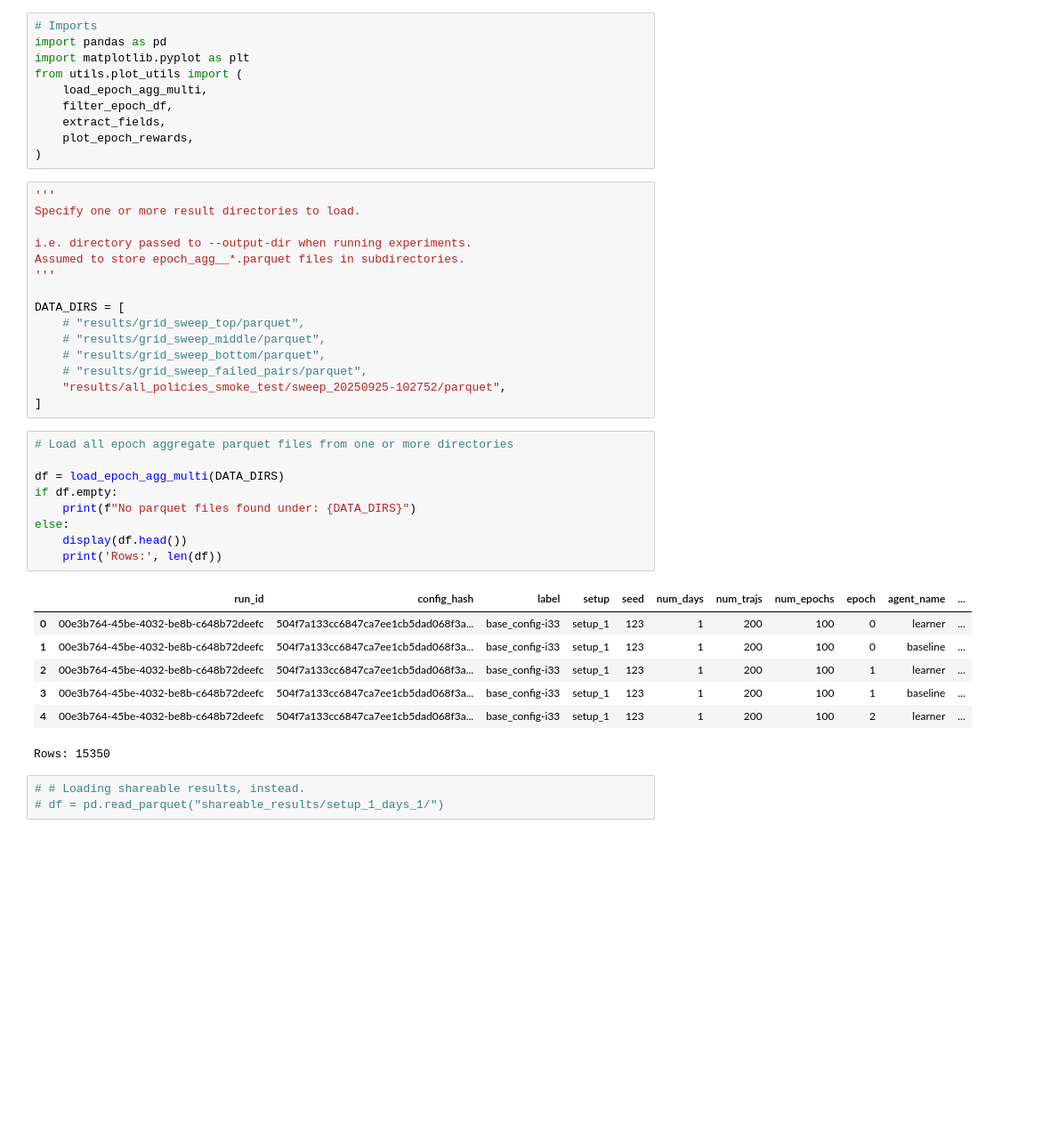
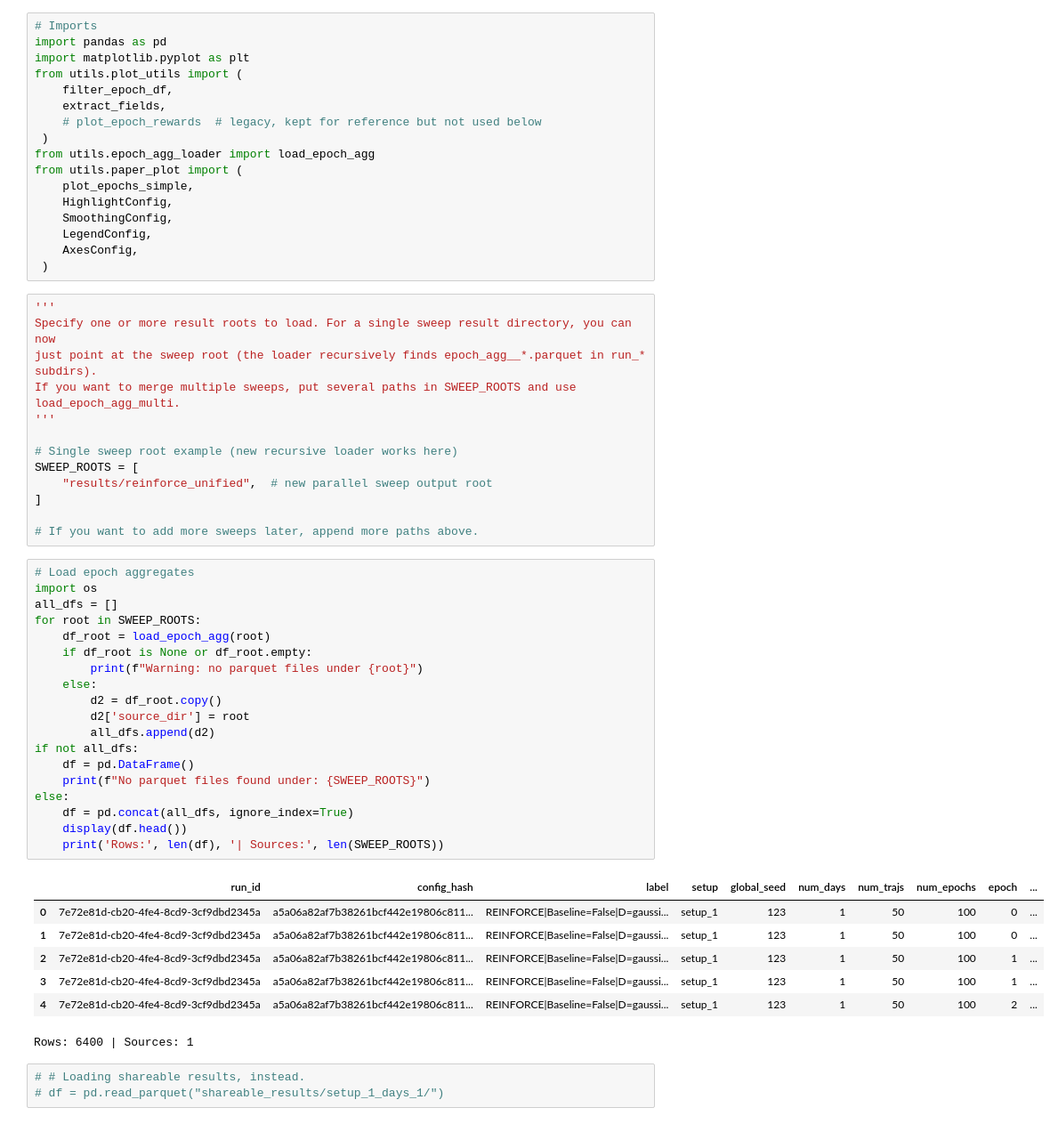
Before and after one commit to nish-ku-121/derby, a Jupyter notebook: notebooks/Policy Sweep Plot.ipynb, the cells around one changed output. Shown at 89% size. Cells and saved outputs as stored; diff of their text form; blank space fills up the shorter version.

Commit message:
Updating plotting utils (WIP)

```diff
--- a/notebooks/Policy Sweep Plot.ipynb
+++ b/notebooks/Policy Sweep Plot.ipynb
@@ -12,43 +12,58 @@ This cleaned-up notebook imports small helpers and focuses on the end result: pe
 import pandas as pd
 import matplotlib.pyplot as plt
 from utils.plot_utils import (
-    load_epoch_agg_multi,
     filter_epoch_df,
     extract_fields,
-    plot_epoch_rewards,
-)
+    # plot_epoch_rewards  # legacy, kept for reference but not used below
+ )
+from utils.epoch_agg_loader import load_epoch_agg
+from utils.paper_plot import (
+    plot_epochs_simple,
+    HighlightConfig,
+    SmoothingConfig,
+    LegendConfig,
+    AxesConfig,
+ )
 # %%
 '''
-Specify one or more result directories to load.
-
-i.e. directory passed to --output-dir when running experiments.
-Assumed to store epoch_agg__*.parquet files in subdirectories.
+Specify one or more result roots to load. For a single sweep result directory, you can now
+just point at the sweep root (the loader recursively finds epoch_agg__*.parquet in run_* subdirs).
+If you want to merge multiple sweeps, put several paths in SWEEP_ROOTS and use load_epoch_agg_multi.
 '''
 
-DATA_DIRS = [
-    # "results/grid_sweep_top/parquet",
-    # "results/grid_sweep_middle/parquet",
-    # "results/grid_sweep_bottom/parquet",
-    # "results/grid_sweep_failed_pairs/parquet",
-    "results/all_policies_smoke_test/sweep_20250925-102752/parquet",
+# Single sweep root example (new recursive loader works here)
+SWEEP_ROOTS = [
+    "results/reinforce_unified",  # new parallel sweep output root
 ]
+
+# If you want to add more sweeps later, append more paths above.
 # %%
-# Load all epoch aggregate parquet files from one or more directories
-
-df = load_epoch_agg_multi(DATA_DIRS)
-if df.empty:
-    print(f"No parquet files found under: {DATA_DIRS}")
+# Load epoch aggregates
+import os
+all_dfs = []
+for root in SWEEP_ROOTS:
+    df_root = load_epoch_agg(root)
+    if df_root is None or df_root.empty:
+        print(f"Warning: no parquet files under {root}")
+    else:
+        d2 = df_root.copy()
+        d2['source_dir'] = root
+        all_dfs.append(d2)
+if not all_dfs:
+    df = pd.DataFrame()
+    print(f"No parquet files found under: {SWEEP_ROOTS}")
 else:
+    df = pd.concat(all_dfs, ignore_index=True)
     display(df.head())
-    print('Rows:', len(df))
+    print('Rows:', len(df), '| Sources:', len(SWEEP_ROOTS))
 # %% [output]
-|  | run_id | config_hash | label | setup | seed | num_days | num_trajs | num_epochs | epoch | agent_name | ... |
-| 0 | 00e3b764-45be-4032-be8b-c648b72deefc | 504f7a133cc6847ca7ee1cb5dad068f3a... | base_config-i33 | setup_1 | 123 | 1 | 200 | 100 | 0 | learner | ... |
-| 1 | 00e3b764-45be-4032-be8b-c648b72deefc | 504f7a133cc6847ca7ee1cb5dad068f3a... | base_config-i33 | setup_1 | 123 | 1 | 200 | 100 | 0 | baseline | ... |
-| 2 | 00e3b764-45be-4032-be8b-c648b72deefc | 504f7a133cc6847ca7ee1cb5dad068f3a... | base_config-i33 | setup_1 | 123 | 1 | 200 | 100 | 1 | learner | ... |
-| 3 | 00e3b764-45be-4032-be8b-c648b72deefc | 504f7a133cc6847ca7ee1cb5dad068f3a... | base_config-i33 | setup_1 | 123 | 1 | 200 | 100 | 1 | baseline | ... |
-| 4 | 00e3b764-45be-4032-be8b-c648b72deefc | 504f7a133cc6847ca7ee1cb5dad068f3a... | base_config-i33 | setup_1 | 123 | 1 | 200 | 100 | 2 | learner | ... |
+|  | run_id | config_hash | label | setup | global_seed | num_days | num_trajs | num_epochs | epoch | ... |
+| 0 | 7e72e81d-cb20-4fe4-8cd9-3cf9dbd2345a | a5a06a82af7b38261bcf442e19806c811... | REINFORCE|Baseline=False|D=gaussi... | setup_1 | 123 | 1 | 50 | 100 | 0 | ... |
+| 1 | 7e72e81d-cb20-4fe4-8cd9-3cf9dbd2345a | a5a06a82af7b38261bcf442e19806c811... | REINFORCE|Baseline=False|D=gaussi... | setup_1 | 123 | 1 | 50 | 100 | 0 | ... |
+| 2 | 7e72e81d-cb20-4fe4-8cd9-3cf9dbd2345a | a5a06a82af7b38261bcf442e19806c811... | REINFORCE|Baseline=False|D=gaussi... | setup_1 | 123 | 1 | 50 | 100 | 1 | ... |
+| 3 | 7e72e81d-cb20-4fe4-8cd9-3cf9dbd2345a | a5a06a82af7b38261bcf442e19806c811... | REINFORCE|Baseline=False|D=gaussi... | setup_1 | 123 | 1 | 50 | 100 | 1 | ... |
+| 4 | 7e72e81d-cb20-4fe4-8cd9-3cf9dbd2345a | a5a06a82af7b38261bcf442e19806c811... | REINFORCE|Baseline=False|D=gaussi... | setup_1 | 123 | 1 | 50 | 100 | 2 | ... |
-Rows: 15350
+Rows: 6400 | Sources: 1
 # %%
 # # Loading shareable results, instead.
 # df = pd.read_parquet("shareable_results/setup_1_days_1/")
```
Also changed, not shown: parts of 5 cells of this notebook, 4 other files.
